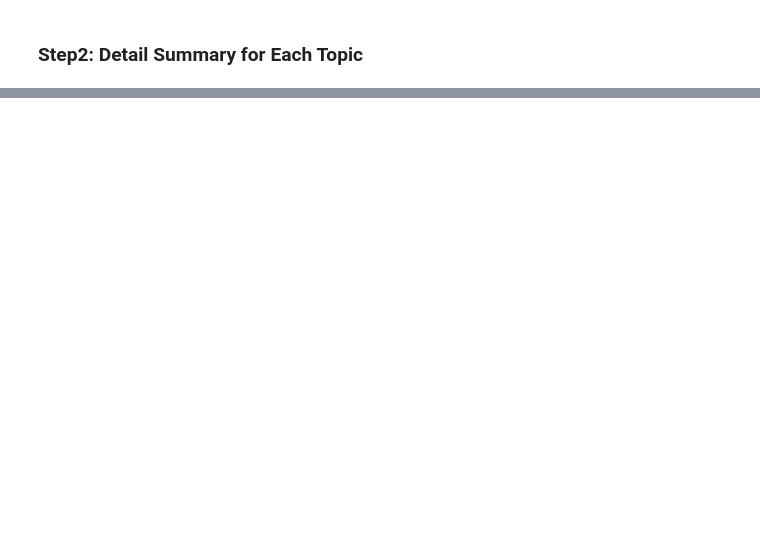
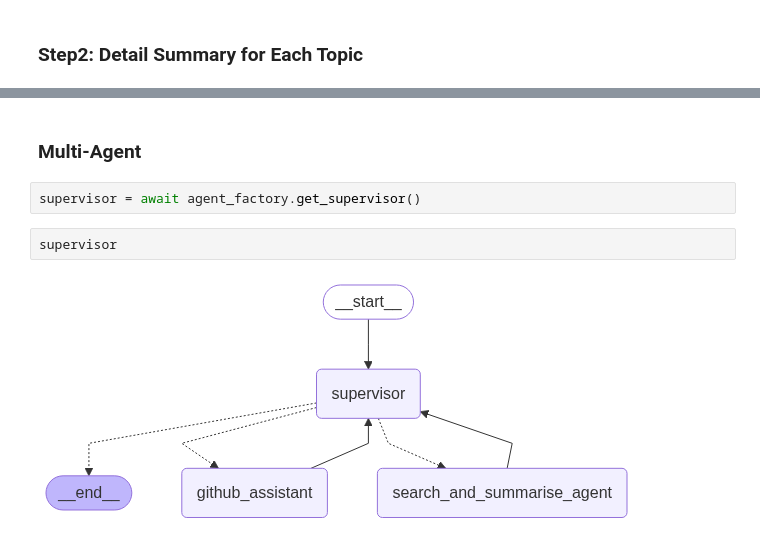
Before and after one commit to jeff52415/ai-news-ignite, a Jupyter notebook: notebook/langgraph_agent.ipynb, the cells around one changed output, grey strips where cells are left out. Drawn from its saved outputs; the diff is of its cells as text; blank space fills up the shorter version.

```diff
--- a/notebook/langgraph_agent.ipynb
+++ b/notebook/langgraph_agent.ipynb
@@ -199,0 +155,8 @@ agent.
+# %% [markdown]
+### Multi-Agent
+# %%
+supervisor = await agent_factory.get_supervisor()
+# %%
+supervisor
+# %% [output]
+[figure, added]
```
Also changed, not shown: parts of 41 cells of this notebook, 2 other files.
